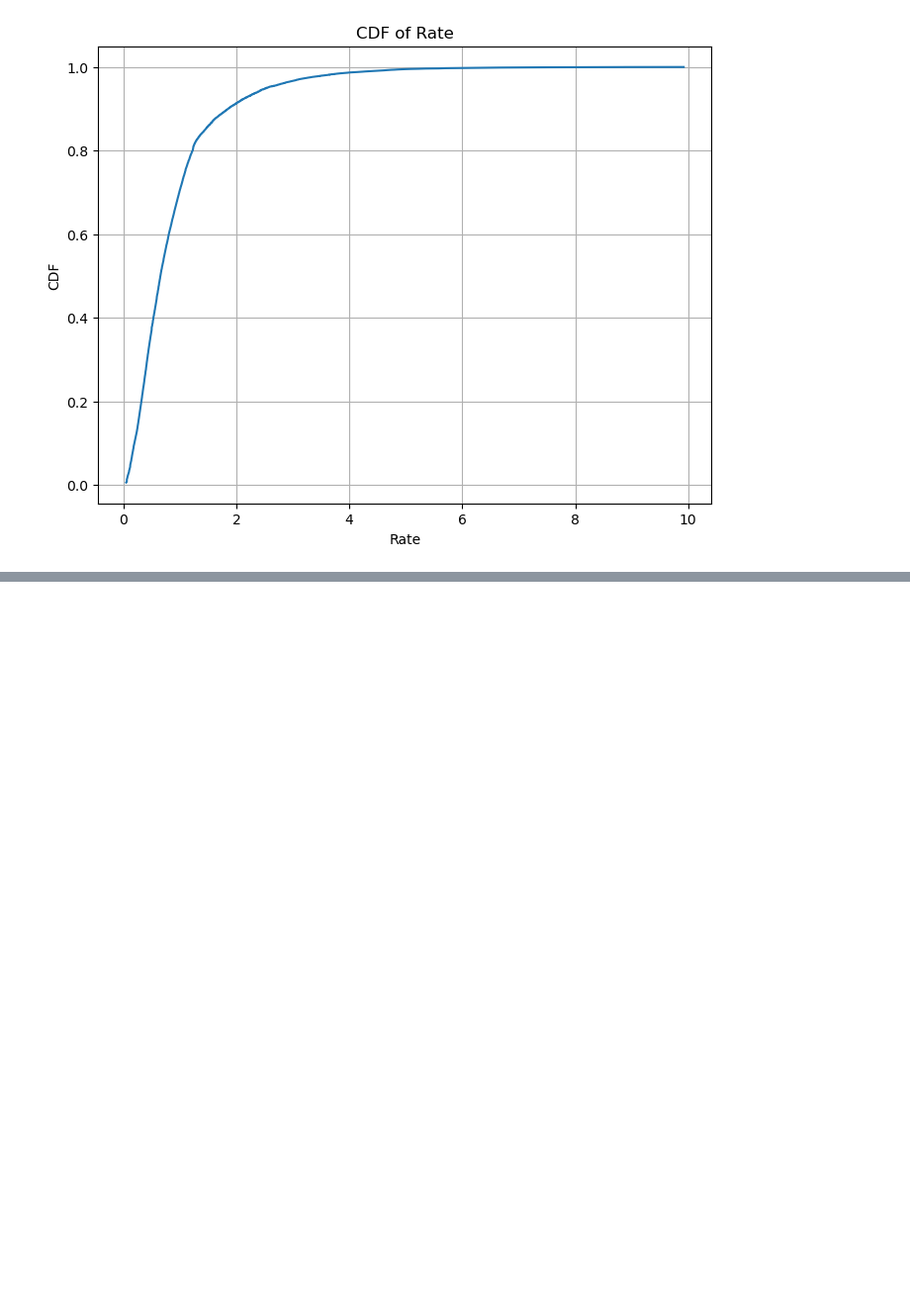
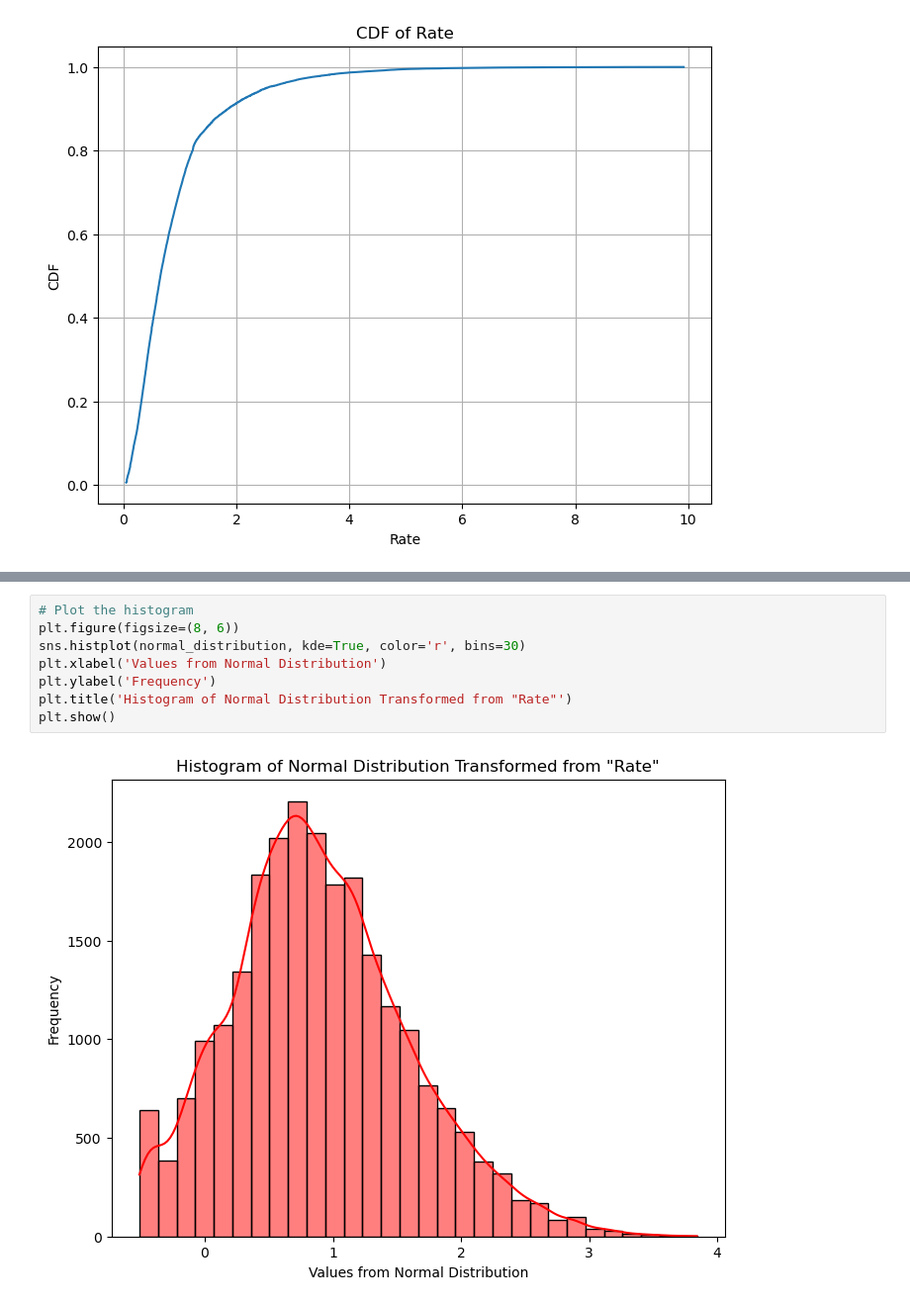
Before and after one commit to Paolacrir/CA1, a Jupyter notebook: Statistic.ipynb, the cells around one changed output, grey strips where cells are left out. Shown at 99% size. Saved outputs shown, nothing was run; the diff lists cells and outputs as text; blank space fills up the shorter version.

```diff
--- a/Statistic.ipynb
+++ b/Statistic.ipynb
@@ -478,3 +439,13 @@ ax.set(xlabel="Normal distribution", ylabel ="Frequency")
+# %%
+# Plot the histogram
+plt.figure(figsize=(8, 6))
+sns.histplot(normal_distribution, kde=True, color='r', bins=30)
+plt.xlabel('Values from Normal Distribution')
+plt.ylabel('Frequency')
+plt.title('Histogram of Normal Distribution Transformed from "Rate"')
+plt.show()
+# %% [output]
+[figure, added]
 # %%
 import pylab
 import scipy.stats as stats
```
Also changed, not shown: parts of 25 cells of this notebook.
